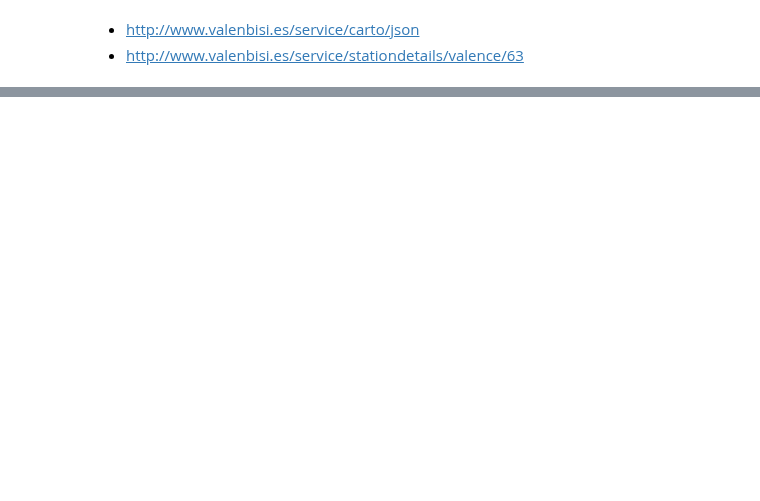
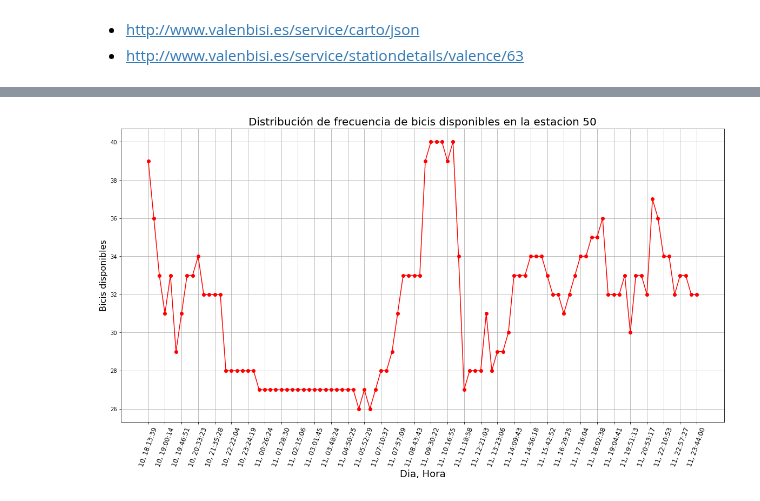
Before and after one commit to GZabalaG/AIMaster, a Jupyter notebook: Python for AI/01MIAR_Video_Valenbici.ipynb, the cells around one changed output, grey strips where cells are left out. Drawn from its saved outputs; the diff is of its cells as text; code cells hidden in the pictures; blank space fills up the shorter version.

```diff
--- a/Python for AI/01MIAR_Video_Valenbici.ipynb
+++ b/Python for AI/01MIAR_Video_Valenbici.ipynb
@@ -24,0 +115,19 @@ display(data.describe(include='all'))
+# %%
+data_station = data[data['station'] == max_station].copy()
+data_station.loc[:, 'download_date'] = pd.to_datetime(data_station['download_date'])
+data_station.loc[:, 'download_date'] = data_station['download_date'].dt.strftime("%d, %H:%M:%S")
+data_station.set_index('download_date', inplace=True)
+
+fig, ax = plt.subplots(figsize = (20, 10))
+
+ax.plot(data_station['available'], 'r-o')
+
+plt.title('Distribución de frecuencia de bicis disponibles en la estacion 50', fontsize=20)
+plt.xlabel('Dia, Hora', fontsize=18)
+plt.ylabel('Bicis disponibles', fontsize=16)
+plt.xticks(data_station.index[::3], rotation=70, fontsize = 12)
+plt.grid()
+plt.show()
+plt.close()
+# %% [output]
+[figure, added]
```
Also changed, not shown: parts of 16 cells of this notebook.
